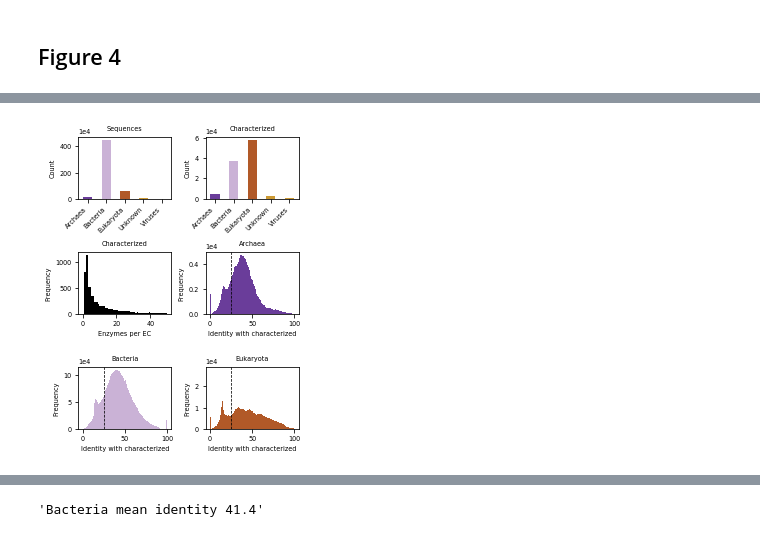
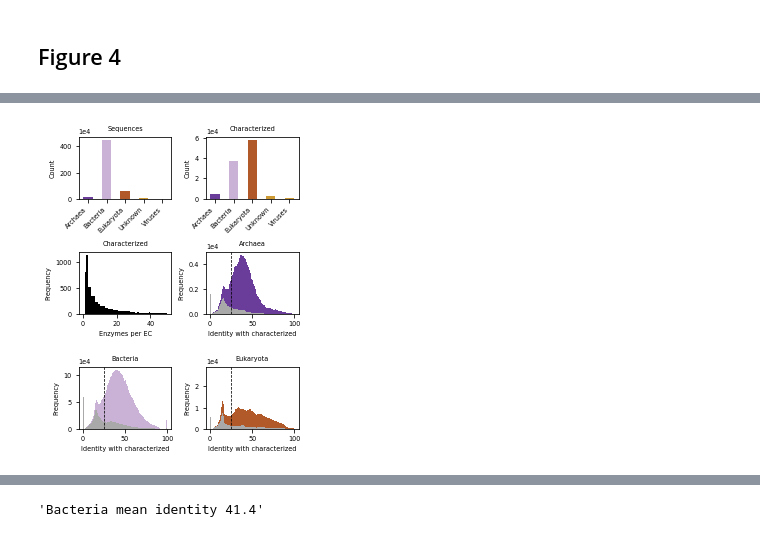
Before and after one commit to EngqvistLab/analyze_1.1.3.15, a Jupyter notebook: code/2_analyze_data/1_analyze_1.1.3.15.ipynb, the cells around one changed output, grey strips where cells are left out. Cells and saved outputs as stored; diff of their text form; code cells hidden in the pictures.

```diff
--- a/code/2_analyze_data/1_analyze_1.1.3.15.ipynb
+++ b/code/2_analyze_data/1_analyze_1.1.3.15.ipynb
@@ -1616,0 +1771,15 @@ plt.savefig(join(FIGURES, 'figure3c.pdf'), facecolor='w', edgecolor='w',
+# %%
+# Filter for sequences with 100% similarity to characterized, i.e. the characterized sequences themselves
+canonical_df = df_fasta_pfam[df_fasta_pfam.identity == 100].drop(['organism', 'uid', 'domain',
+                                                      'best_match', 'ktuple_dist', 'identity'], axis=1)
+canonical_df = canonical_df.drop_duplicates()
+
+# remove NA, which comes from sequences with unknown domains
+canonical_df = canonical_df[~canonical_df.pfam.isna()].reset_index(drop=True)
+
+# add in extra column specificying that these ec domain combinations are canonical
+canonical_df.insert(len(canonical_df.columns), 'canonical', 'Yes')
+
+display(canonical_df.head())
+display(canonical_df.tail())
+display(canonical_df.describe())
@@ -1616,0 +1804,4 @@ plt.savefig(join(FIGURES, 'figure3c.pdf'), facecolor='w', edgecolor='w',
+# %%
+# instersect with experimental data to find which have canonical domain
+df_fasta_pfam_canonical = df_fasta_pfam.merge(canonical_df, on=['pfam', 'ec'], how='left').fillna('No')
+df_fasta_pfam_canonical
@@ -1617,34 +1822,8 @@ plt.savefig(join(FIGURES, 'figure3c.pdf'), facecolor='w', edgecolor='w',
 # %%
-# define font size
-font = {'family' : 'DejaVu Sans',
-        'weight' : 'normal',
-        'size'   : 6.5}
-
-matplotlib.rc('font', **font)
-
-
-filepath = join(INTERMEDIATE, 'BRENDA_for_paper', 'parsed_info', 'ec_data_uid_orgs_domain_2.tsv')
-df_html_uid = pd.read_csv(filepath, sep='\t')
-
-filepath = join(INTERMEDIATE, 'BRENDA_for_paper', 'parsed_info', 'ec_data_all_orgs_domain_2.tsv')
-df_html = pd.read_csv(filepath, sep='\t')
-
-df_html_combined = df_html_uid.drop('uid', axis=1).append(df_html) # combine to one frame
-
-filepath = join(INTERMEDIATE, 'BRENDA_for_paper', 'parsed_info', 'fasta_data_ec_uid_orgs_domain_2_kdist_aln.tsv')
-df_fasta = pd.read_csv(filepath, sep='\t')
-
-
-arch_col = '#6a3d9a'
-bact_col = '#cab2d6'
-euk_col = '#b15928'
-other_col = '#cc9933'
-
+gray_col = 'darkgray'
 
 ncols = 2
 nrows = 3
-
-
 
 fig1 = plt.figure(figsize=mm2inch(95, 120), constrained_layout=False)
 gs = fig1.add_gridspec(nrows, ncols)
@@ -1708,10 +1887,14 @@ f1_ax6 = fig1.add_subplot(gs[1, 1:2])
 #plt.axvspan(xmin=0, xmax=30, facecolor='#cdcbc9') # grey box
 f1_ax6.axvline(x=25, color='black', ls='--', linewidth=0.75)
 
-plt.hist(df_fasta[df_fasta['domain'] == 'Archaea'].identity,
-         bins=100,
-         range=(0, 100),
-         color=arch_col)
+x1 = df_fasta_pfam_canonical[(df_fasta_pfam_canonical['domain'] == 'Archaea') &
+                  (df_fasta_pfam_canonical['canonical'] == 'No')].identity
+x2 = df_fasta_pfam_canonical[(df_fasta_pfam_canonical['domain'] == 'Archaea') &
+                  (df_fasta_pfam_canonical['canonical'] == 'Yes')].identity
+plt.hist([x1, x2], bins=100, range=(0, 100),
+                     color=[gray_col, arch_col],
+                     stacked=True)
+
 plt.ticklabel_format(axis="y", style="sci", scilimits=(4,4))
 plt.xticks(fontsize=font_size)
 plt.yticks(fontsize=font_size)
@@ -1728,10 +1911,14 @@ f1_ax7 = fig1.add_subplot(gs[2, 0:1])
 #plt.axvspan(xmin=0, xmax=30, facecolor='#cdcbc9') # grey box
 f1_ax7.axvline(x=25, color='black', ls='--', linewidth=0.75)
 
-plt.hist(df_fasta[df_fasta['domain'] == 'Bacteria'].identity,
-         bins=100,
-         range=(0, 100),
-         color=bact_col)
+x1 = df_fasta_pfam_canonical[(df_fasta_pfam_canonical['domain'] == 'Bacteria') &
+                  (df_fasta_pfam_canonical['canonical'] == 'No')].identity
+x2 = df_fasta_pfam_canonical[(df_fasta_pfam_canonical['domain'] == 'Bacteria') &
+                  (df_fasta_pfam_canonical['canonical'] == 'Yes')].identity
+plt.hist([x1, x2], bins=100, range=(0, 100),
+                     color=[gray_col, bact_col],
+                     stacked=True)
+
 plt.ticklabel_format(axis="y", style="sci", scilimits=(4,4))
 plt.xticks(fontsize=font_size)
 plt.yticks(fontsize=font_size)
@@ -1745,35 +1932,39 @@ plt.title('Bacteria', fontsize=font_size)
 f1_ax8 = fig1.add_subplot(gs[2, 1:2])
 
 #plt.axvspan(xmin=0, xmax=30, facecolor='#cdcbc9') # grey box
 f1_ax8.axvline(x=25, color='black', ls='--', linewidth=0.75)
 
-plt.hist(df_fasta[df_fasta['domain'] == 'Eukaryota'].identity,
-         bins=100,
-         range=(0, 100),
-         color=euk_col)
+x1 = df_fasta_pfam_canonical[(df_fasta_pfam_canonical['domain'] == 'Eukaryota') &
+                  (df_fasta_pfam_canonical['canonical'] == 'No')].identity
+x2 = df_fasta_pfam_canonical[(df_fasta_pfam_canonical['domain'] == 'Eukaryota') &
+                  (df_fasta_pfam_canonical['canonical'] == 'Yes')].identity
+plt.hist([x1, x2], bins=100, range=(0, 100),
+                     color=[gray_col, euk_col],
+                     stacked=True)
+
 plt.ticklabel_format(axis="y", style="sci", scilimits=(0,0))
 
 
 #rect = matplotlib.patches.Rectangle((0, 0), width=30, height=f1_ax8.get_ylim()[1], fill='#cdcbc9')
 #f1_ax8.add_patch(rect)
 plt.xticks(fontsize=font_size)
 plt.yticks(fontsize=font_size)
 plt.xlabel('Identity with characterized', fontsize=font_size)
 plt.ylabel('Frequency', fontsize=font_size)
 plt.title('Eukaryota', fontsize=font_size)
 
 
 plt.tight_layout()
 
 plt.savefig(join(FIGURES, 'figure4.png'), dpi=300,
         facecolor='w', edgecolor='w',
         orientation='portrait', papertype=None, format=None,
         transparent=False, bbox_inches=None, pad_inches=0.0, metadata=None)
 
 
 plt.savefig(join(FIGURES, 'figure4.pdf'),
         facecolor='w', edgecolor='w',
         orientation='portrait', papertype=None, format=None,
         transparent=False, bbox_inches=None, pad_inches=0.0, metadata=None)
 # %% [output]
-[figure, old version]
+[figure, new version]
```
Also changed, not shown: parts of 15 cells of this notebook, 9 other files.
